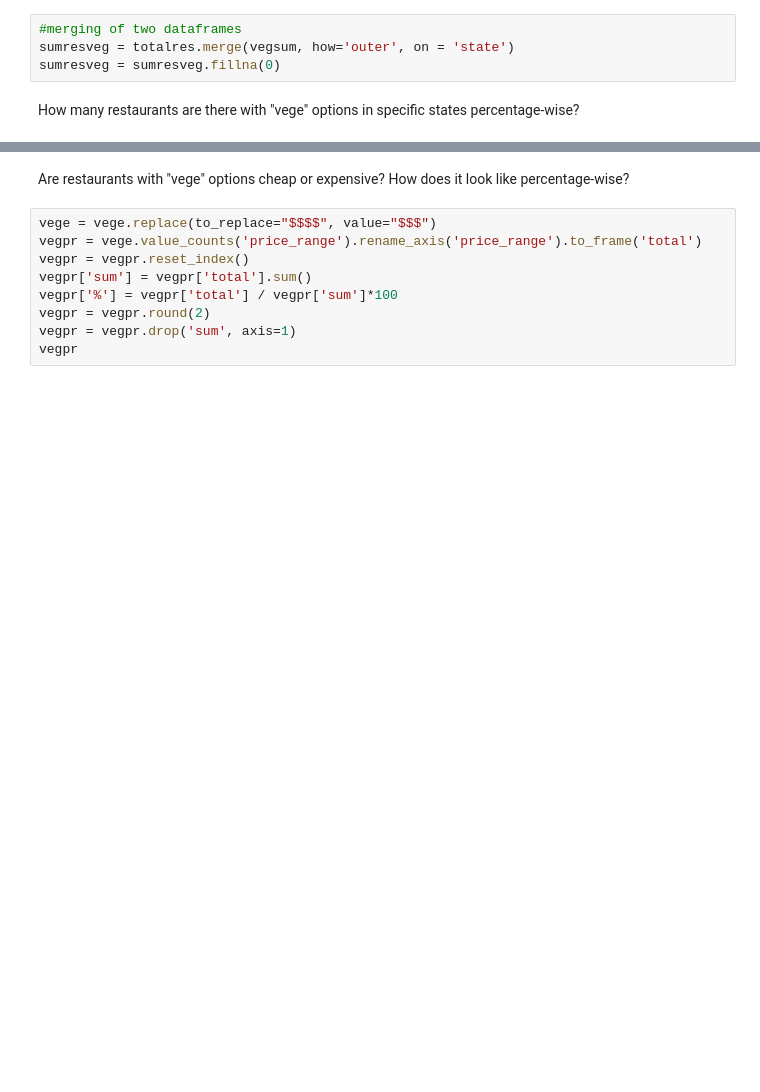
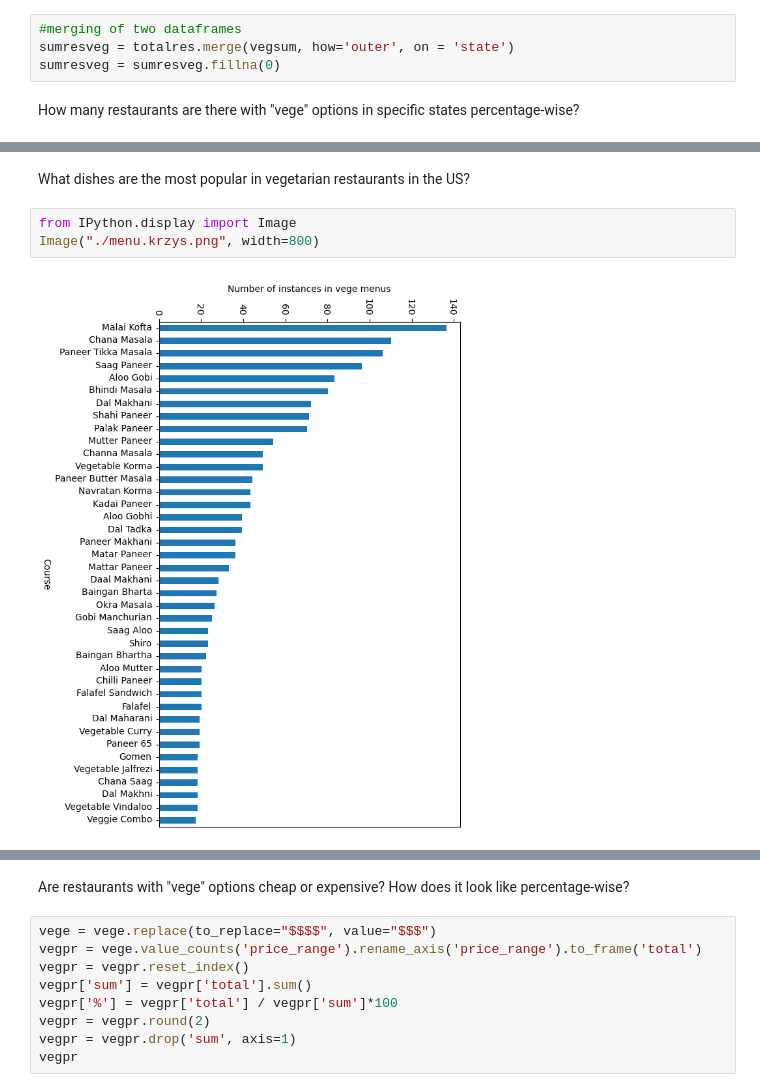
Before and after one commit to infoshareacademy/JDSZR11-DatA_Team, a Jupyter notebook: final_presentation.ipynb, the cells around one changed output, grey strips where cells are left out. Cells and saved outputs as stored; diff of their text form; blank space fills up the shorter version.

```diff
--- a/final_presentation.ipynb
+++ b/final_presentation.ipynb
@@ -150,3 +235,10 @@ NameError: name 'sumresveg' is not defined
+# %% [markdown]
+What dishes are the most popular in vegetarian restaurants in the US?
+# %%
+from IPython.display import Image
+Image("./menu.krzys.png", width=800)
+# %% [output]
+[figure, added]
 # %%
 vegsumtoplot = vegsum.sort_values('Total restaurants with veg', ascending=False)
 vegsumtoplot.plot(kind='bar', x='state', y='Total restaurants with veg')
```
Also changed, not shown: parts of 30 cells of this notebook.
